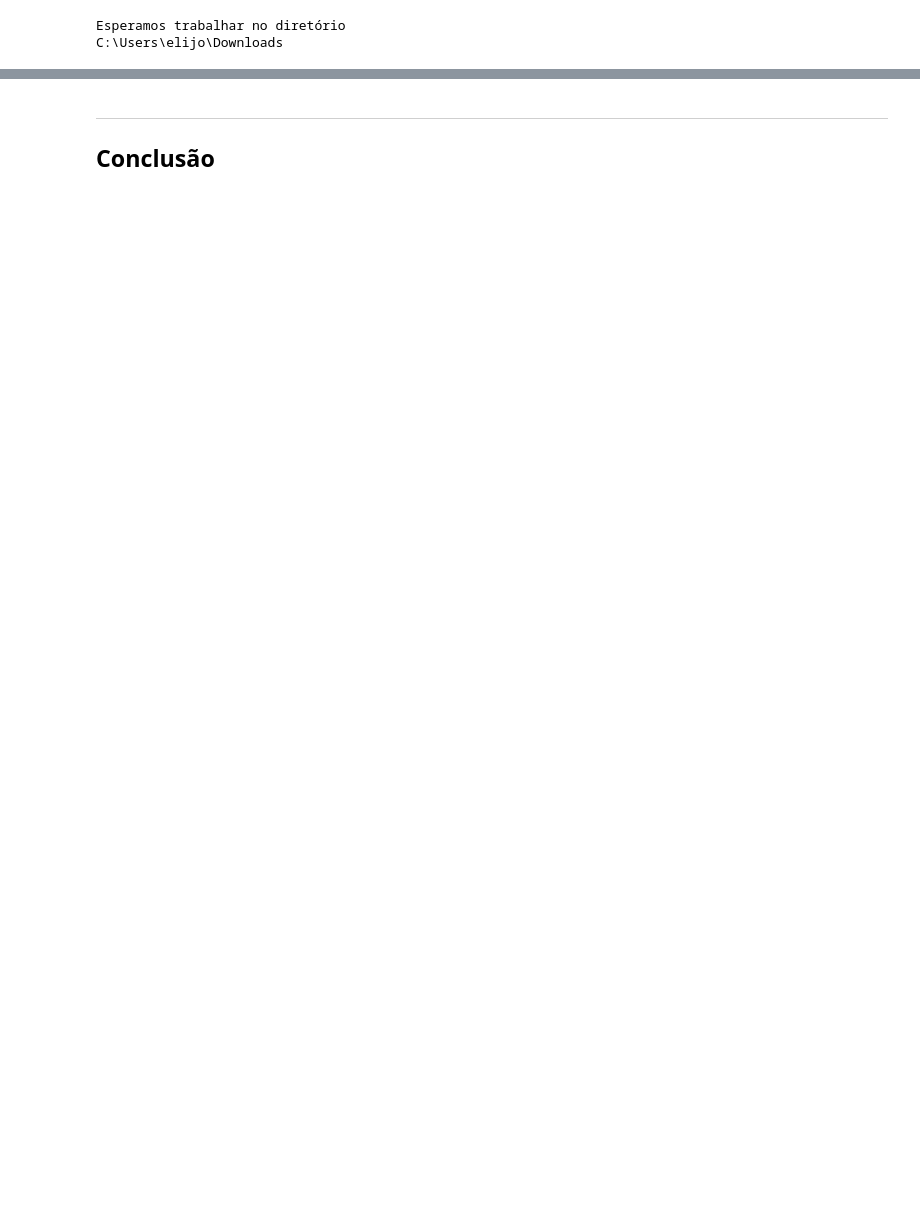
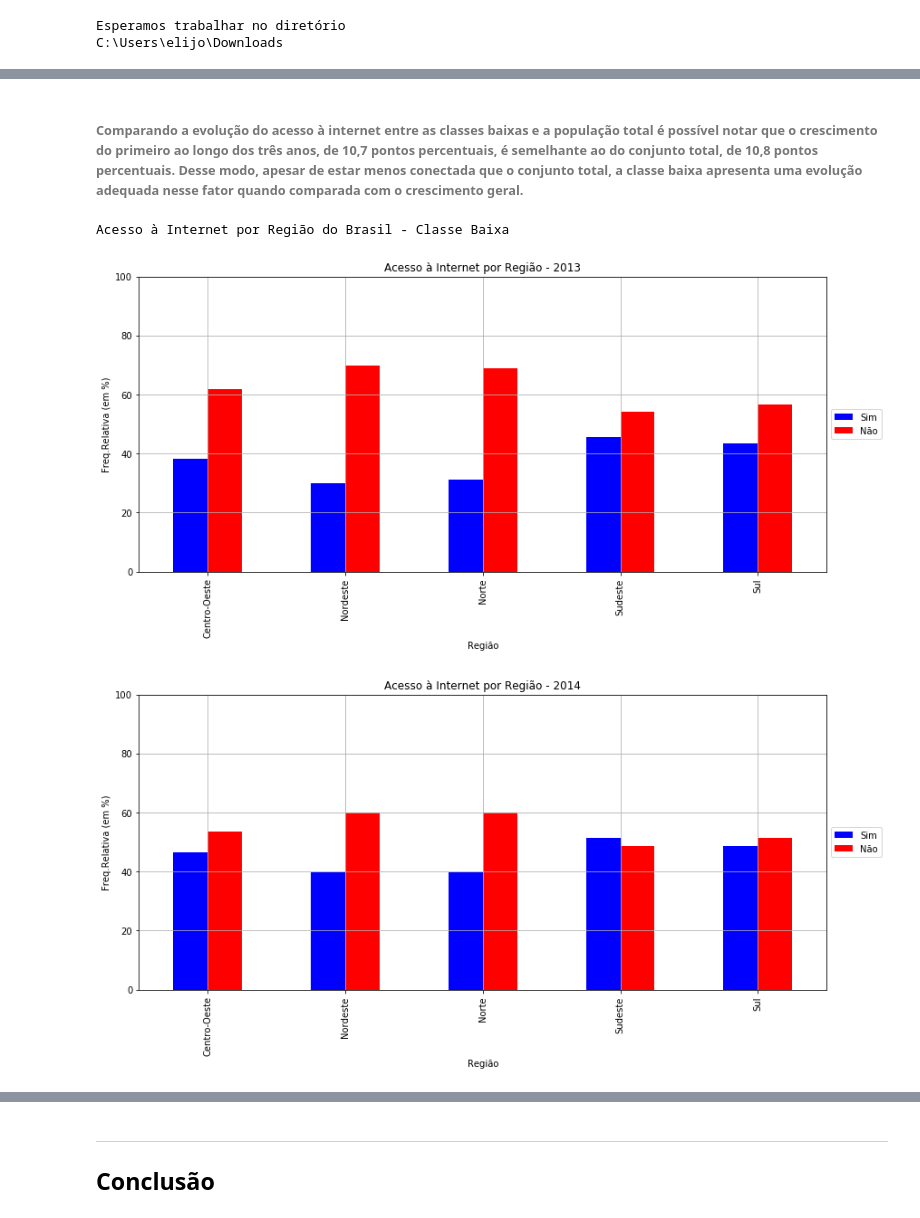
Before and after one commit to elijose55/CD, a Jupyter notebook: Projeto1 Layout.ipynb, the cells around one changed output, grey strips where cells are left out. Saved outputs shown, nothing was run; the diff lists cells and outputs as text; code cells hidden in the pictures; blank space fills up the shorter version.

```diff
--- a/Projeto1 Layout.ipynb
+++ b/Projeto1 Layout.ipynb
@@ -252,0 +235,45 @@ Nao        79.2    36.4  42.3
+# %% [markdown]
+######  Comparando a evolução do acesso à internet entre as classes baixas e a população total é possível notar que o crescimento do primeiro ao longo dos três anos, de 10,7 pontos percentuais, é semelhante ao do conjunto total, de 10,8 pontos percentuais. Desse modo, apesar de estar menos conectada que o conjunto total, a classe baixa apresenta uma evolução adequada nesse fator quando comparada com o crescimento geral.
+# %%
+#crosstab Regioes e Acesso a Internet
+ct3=(pd.crosstab(dados3.Regiao, dados3.Internet, margins=True, rownames=['Região'], colnames=['Acesso à Internet'], normalize='index')*100).round(decimals=1)
+plot = ct3.iloc[0:5,].plot(kind='bar', title='Acesso à Internet por Região - 2013', figsize=(17, 6), color=('b','r') )
+ax = plt.subplot(111)
+box = ax.get_position()
+ax.set_position([box.x0, box.y0, box.width * 0.8, box.height])
+ax.legend(loc='center left', bbox_to_anchor=(1, 0.5))
+plt.ylabel('Freq.Relativa (em %)')
+plt.xlabel('Região')
+plt.ylim((0,100))
+plt.grid()
+
+
+ct4=(pd.crosstab(dados4.Regiao, dados4.Internet, margins=True, rownames=['Região'], colnames=['Acesso à Internet'], normalize='index')*100).round(decimals=1)
+plot = ct4.iloc[0:5,].plot(kind='bar', title='Acesso à Internet por Região - 2014', figsize=(17, 6), color=('b','r') )
+ax = plt.subplot(111)
+box = ax.get_position()
+ax.set_position([box.x0, box.y0, box.width * 0.8, box.height])
+ax.legend(loc='center left', bbox_to_anchor=(1, 0.5))
+plt.ylabel('Freq.Relativa (em %)')
+plt.xlabel('Região')
+plt.ylim((0,100))
+plt.grid()
+
+
+ct5=(pd.crosstab(dados5.Regiao, dados5.Internet, margins=True, rownames=['Região'], colnames=['Acesso à Internet'], normalize='index')*100).round(decimals=1)
+plot = ct5.iloc[0:5,].plot(kind='bar', title='Acesso à Internet por Região - 2015', figsize=(17, 6), color=('b','r') )
+ax = plt.subplot(111)
+box = ax.get_position()
+ax.set_position([box.x0, box.y0, box.width * 0.8, box.height])
+ax.legend(loc='center left', bbox_to_anchor=(1, 0.5))
+plt.ylabel('Freq.Relativa (em %)')
+plt.xlabel('Região')
+plt.ylim((0,100))
+plt.grid()
+
+print('Acesso à Internet por Região do Brasil - Classe Baixa')
+plt.show()
+# %% [output]
+Acesso à Internet por Região do Brasil - Classe Baixa
+[figure, added]
+[figure, added]
```
Also changed, not shown: parts of 33 cells of this notebook.
